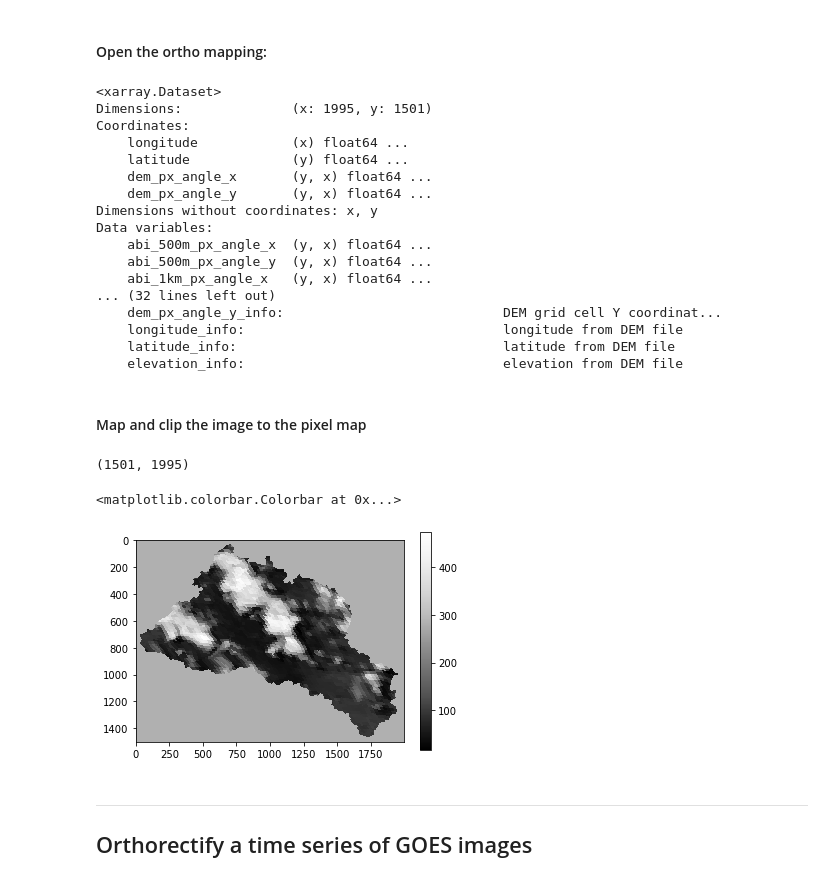
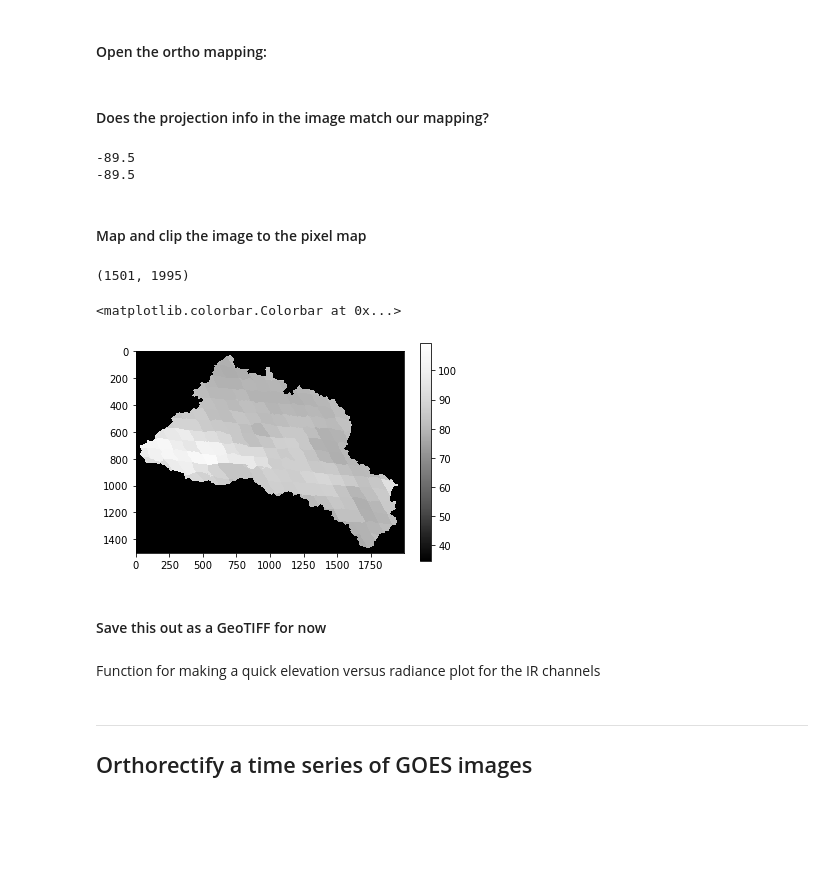
Before and after one commit to spestana/goes-ortho, a Jupyter notebook: goes-orthorectify.ipynb, the cells around one changed output. Cells and saved outputs as stored; diff of their text form; code cells hidden in the pictures; blank space fills up the shorter version.

Commit message:
Add geotiff output and some other example plots

```diff
--- a/goes-orthorectify.ipynb
+++ b/goes-orthorectify.ipynb
@@ -14,7 +14,8 @@ import os
 # %% [markdown]
 #### Open a GOES-16 image
 # %%
-#image_path = r'\\j-lundquist-3.ce.washington.edu\storage\GOES\goes16\2017\03\1\ABI-L1b-RadC\00\C14\OR_ABI-L1b-RadC-M3C14_G16_s20170600002497_e20170600005270_c20170600005307.nc'
-image_path = r'\\j-lundquist-3.ce.washington.edu\storage\GOES\goes16\2019\04\16\ABI-L1b-RadC\18\C02\OR_ABI-L1b-RadC-M6C02_G16_s20191061801182_e20191061803555_c20191061803598.nc'
+#image_path = r'\\j-lundquist-3.ce.washington.edu\storage\GOES\21\ABI-L1b-RadC\15\C02\OR_ABI-L1b-RadC-M4C02_G16_s20171111520224_e20171111525027_c20171111525034.nc'
+image_path =  r'\\j-lundquist-3.ce.washington.edu\storage\GOES\goes16\2017\04\21\ABI-L1b-RadC\17\C14\OR_ABI-L1b-RadC-M4C14_G16_s20171111750224_e20171111755027_c20171111755074.nc'
+#image_path = r'\\j-lundquist-3.ce.washington.edu\storage\GOES\goes16\2019\04\16\ABI-L1b-RadC\18\C02\OR_ABI-L1b-RadC-M6C02_G16_s20191061801182_e20191061803555_c20191061803598.nc'
 # %%
 image = xr.open_dataset(image_path)
@@ -40,36 +23,28 @@ image.Rad.plot()
 # %% [markdown]
 #### Open the ortho mapping:
 # %%
-tuol_test = xr.open_dataset('test_map_tuol.nc')
-print(tuol_test)
+tuol_test = xr.open_dataset('test_map_tuol_2017.nc')
+#print(tuol_test)
-# %% [output]
-<xarray.Dataset>
-Dimensions:              (x: 1995, y: 1501)
-Coordinates:
-    longitude            (x) float64 ...
-    latitude             (y) float64 ...
-    dem_px_angle_x       (y, x) float64 ...
-    dem_px_angle_y       (y, x) float64 ...
-Dimensions without coordinates: x, y
-Data variables:
-    abi_500m_px_angle_x  (y, x) float64 ...
-    abi_500m_px_angle_y  (y, x) float64 ...
-    abi_1km_px_angle_x   (y, x) float64 ...
-... (32 lines left out)
-    dem_px_angle_y_info:                            DEM grid cell Y coordinat...
-    longitude_info:                                 longitude from DEM file
-    latitude_info:                                  latitude from DEM file
-    elevation_info:                                 elevation from DEM file
+# %% [markdown]
+#### Does the projection info in the image match our mapping?
+# %%
+print(image.goes_imager_projection.longitude_of_projection_origin)
+print(tuol_test.longitude_of_projection_origin)
+# %% [output]
+-89.5
+-89.5
 # %% [markdown]
 #### Map and clip the image to the pixel map
 # %%
 # this finds the nearest x and y in the GOES ABI image for each DEM grid cell and returns the Rad values
 # in the same shape and size as the original DEM
-s = image.sel(x=tuol_test.dem_px_angle_x, y=tuol_test.dem_px_angle_y, method='nearest').Rad.values
-print(s.shape)
-plt.imshow(s, cmap='Greys_r')
+rad_values = image.sel(x=tuol_test.dem_px_angle_x, y=tuol_test.dem_px_angle_y, method='nearest').Rad.values
+print(rad_values.shape)
+plt.imshow(rad_values, cmap='Greys_r')
 plt.colorbar()
 # %% [output]
 (1501, 1995)
 <matplotlib.colorbar.Colorbar at 0x...>
-[figure, old version]
+[figure, new version]
+# %% [markdown]
+#### Save this out as a GeoTIFF for now
@@ -75,0 +69,2 @@ plt.colorbar()
+# %% [markdown]
+Function for making a quick elevation versus radiance plot for the IR channels
```
Also changed, not shown: parts of 6 cells of this notebook.
